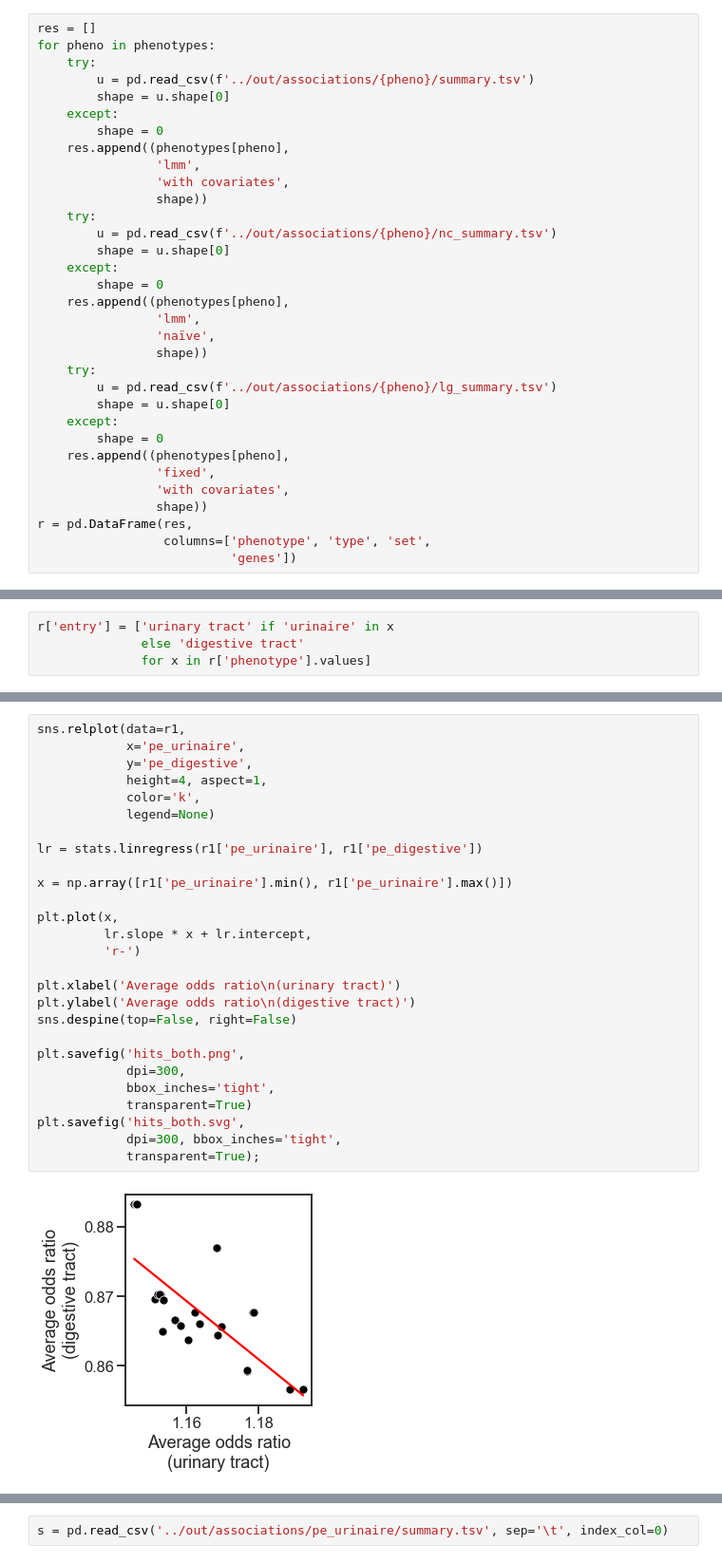
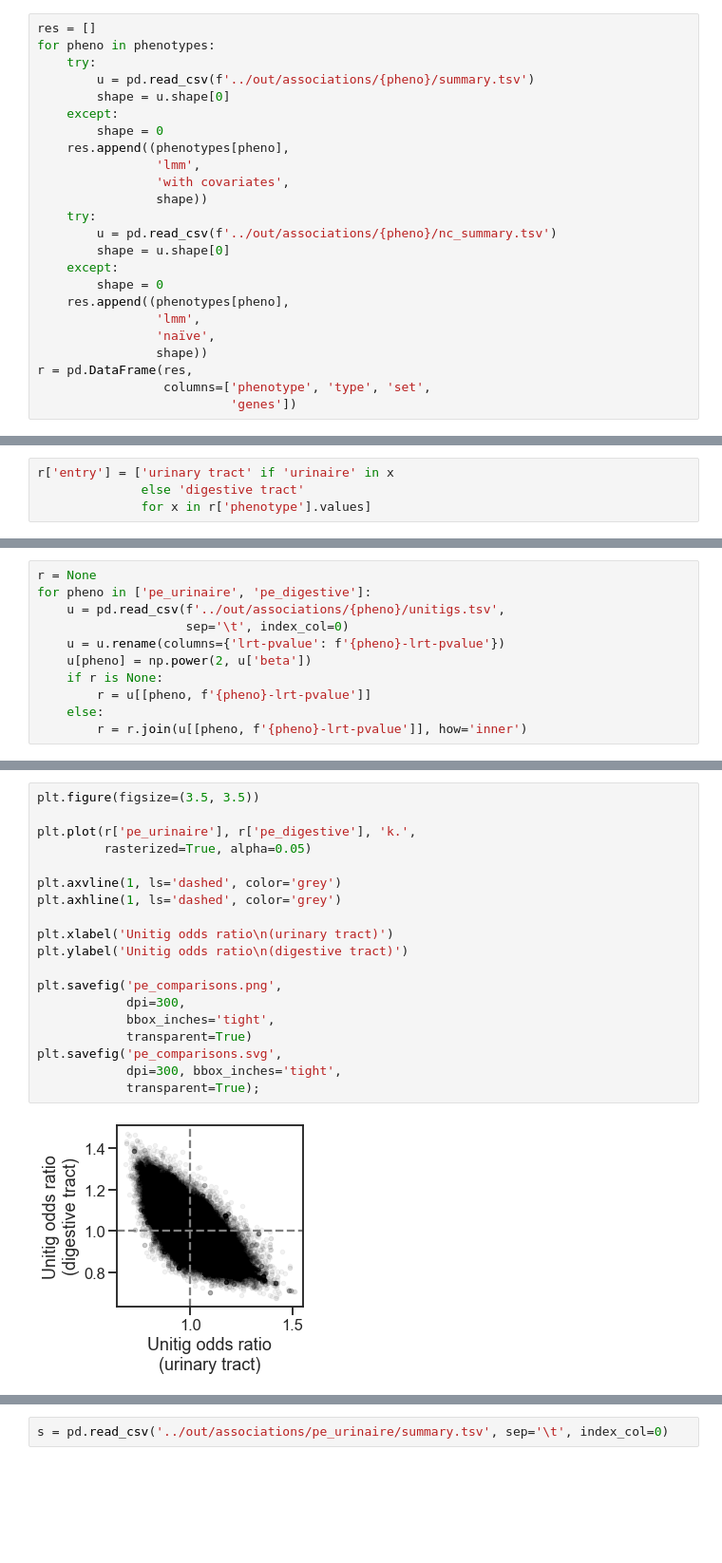
Before and after one commit to microbial-pangenomes-lab/2021_ecoli_pathogenicity, a Jupyter notebook: figures/figure_2.ipynb, the cells around one changed output, grey strips where cells are left out. Shown at 95% size. Drawn from its saved outputs; the diff is of its cells as text; blank space fills up the shorter version.

```diff
--- a/figures/figure_2.ipynb
+++ b/figures/figure_2.ipynb
@@ -328,15 +314,6 @@ for pheno in phenotypes:
                 'lmm',
                 'naïve',
                 shape))
-    try:
-        u = pd.read_csv(f'../out/associations/{pheno}/lg_summary.tsv')
-        shape = u.shape[0]
-    except:
-        shape = 0
-    res.append((phenotypes[pheno],
-                'fixed',
-                'with covariates',
-                shape))
 r = pd.DataFrame(res,
                  columns=['phenotype', 'type', 'set',
                           'genes'])
@@ -505,0 +469,11 @@ r1 = r1.fillna(0)
+# %%
+r = None
+for pheno in ['pe_urinaire', 'pe_digestive']:
+    u = pd.read_csv(f'../out/associations/{pheno}/unitigs.tsv',
+                    sep='\t', index_col=0)
+    u = u.rename(columns={'lrt-pvalue': f'{pheno}-lrt-pvalue'})
+    u[pheno] = np.power(2, u['beta'])
+    if r is None:
+        r = u[[pheno, f'{pheno}-lrt-pvalue']]
+    else:
+        r = r.join(u[[pheno, f'{pheno}-lrt-pvalue']], how='inner')
@@ -506,29 +485,21 @@ r1 = r1.fillna(0)
 # %%
-sns.relplot(data=r1,
-            x='pe_urinaire',
-            y='pe_digestive',
-            height=4, aspect=1,
-            color='k',
-            legend=None)
+plt.figure(figsize=(3.5, 3.5))
 
-lr = stats.linregress(r1['pe_urinaire'], r1['pe_digestive'])
+plt.plot(r['pe_urinaire'], r['pe_digestive'], 'k.',
+         rasterized=True, alpha=0.05)
 
-x = np.array([r1['pe_urinaire'].min(), r1['pe_urinaire'].max()])
+plt.axvline(1, ls='dashed', color='grey')
+plt.axhline(1, ls='dashed', color='grey')
 
-plt.plot(x,
-         lr.slope * x + lr.intercept,
-         'r-')
+plt.xlabel('Unitig odds ratio\n(urinary tract)')
+plt.ylabel('Unitig odds ratio\n(digestive tract)')
 
-plt.xlabel('Average odds ratio\n(urinary tract)')
-plt.ylabel('Average odds ratio\n(digestive tract)')
-sns.despine(top=False, right=False)
-
-plt.savefig('hits_both.png',
+plt.savefig('pe_comparisons.png',
             dpi=300,
             bbox_inches='tight',
             transparent=True)
-plt.savefig('hits_both.svg',
+plt.savefig('pe_comparisons.svg',
             dpi=300, bbox_inches='tight',
             transparent=True);
 # %% [output]
-[figure, old version]
+[figure, new version]
```
Also changed, not shown: parts of 25 cells of this notebook, 12 other files.
